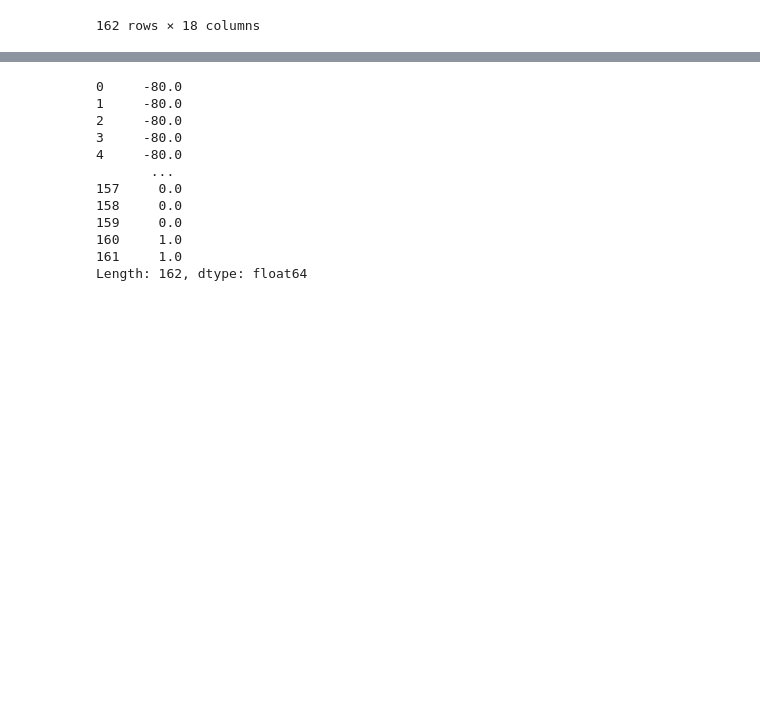
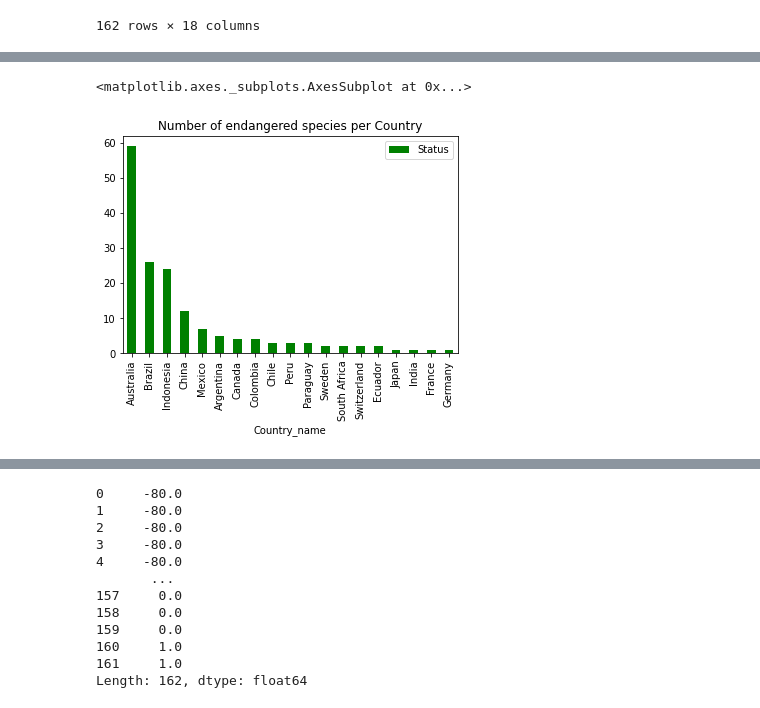
Before and after one commit to Ulli-Aech/Project_Data_Thieves, a Jupyter notebook: environmental_analysis.ipynb, the cells around one changed output, grey strips where cells are left out. Cells and saved outputs as stored; diff of their text form; code cells hidden in the pictures; blank space fills up the shorter version.

Commit message:
adding environmental_analysis to repository

```diff
--- a/environmental_analysis.ipynb
+++ b/environmental_analysis.ipynb
@@ -67,3 +78,5 @@ merging
 | 160 | Switzerland | 12 | 13 | 3 | 9 | ... |
 | 161 | Switzerland | 12 | 13 | 3 | 9 | ... |
 162 rows × 18 columns
+# %%
+df_environmental = merging.copy()
@@ -69,0 +93,4 @@ merging
+# %%
+list_drop= ['2018_threatened_birds', '2018_threatened_fishes', '2018_higher_plants', 'Locality', 'Country']
+# %%
+df_environmental = df_environmental.drop(axis = 1, columns = list_drop)
@@ -69,0 +147,10 @@ merging
+# %%
+count_country=df_environmental.groupby(['Country_name'], as_index = False).agg({ 'Status': 'count'})
+count_country=count_country.sort_values(by='Status', ascending = False)
+# %%
+#plotting
+
+count_country.plot.bar(x='Country_name', color= 'green', title = 'Number of endangered species per Country')
+# %% [output]
+<matplotlib.axes._subplots.AxesSubplot at 0x...>
+[figure, added]
```
Also changed, not shown: parts of 20 cells of this notebook.
